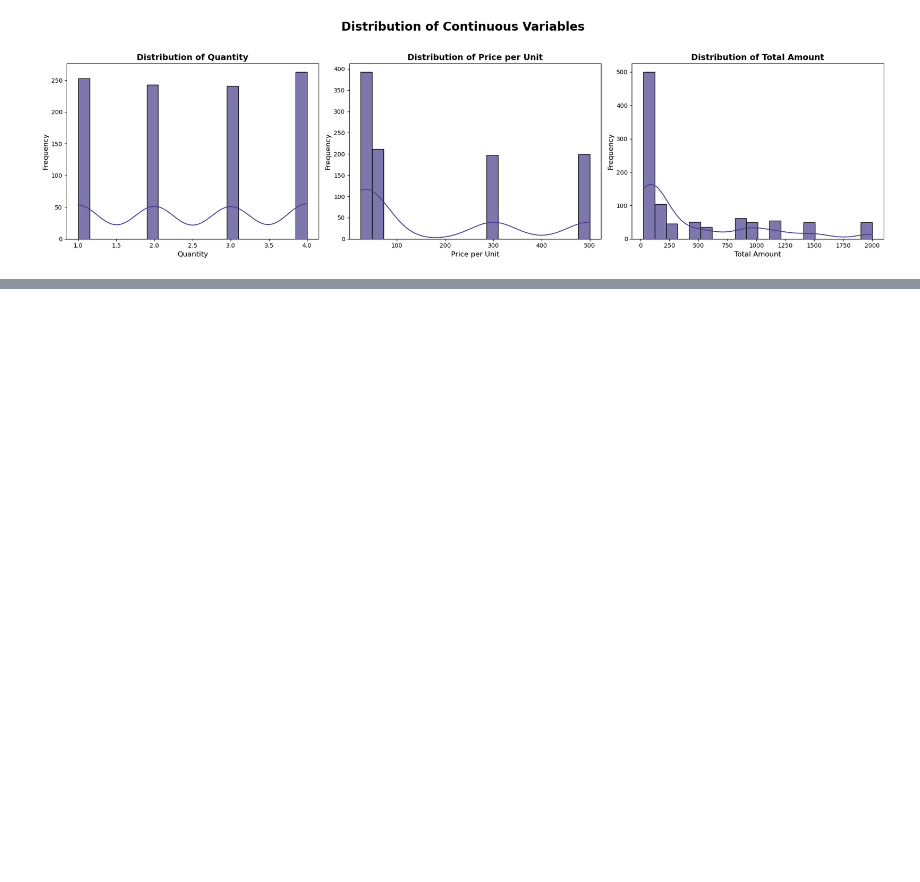
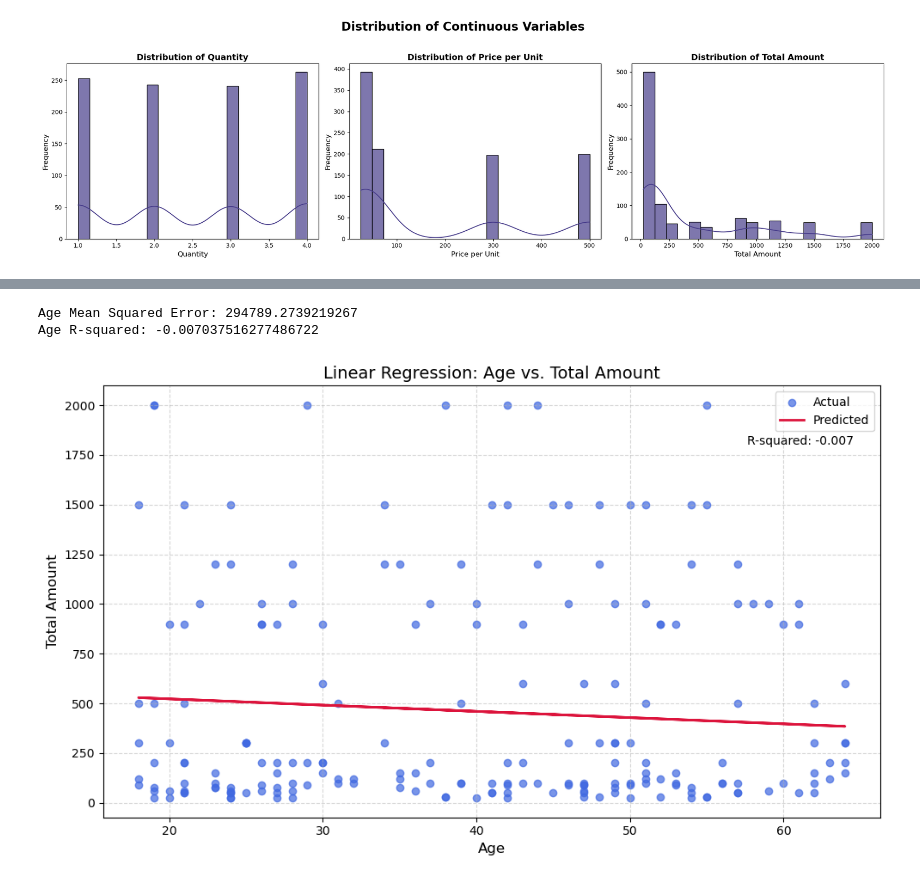
Before and after one commit to AbrahimSA/Retail_Sales, a Jupyter notebook: 1_EDA.ipynb, the cells around one changed output, grey strips where cells are left out. Saved outputs shown, nothing was run; the diff lists cells and outputs as text; code cells hidden in the pictures; blank space fills up the shorter version.

```diff
--- a/1_EDA.ipynb
+++ b/1_EDA.ipynb
@@ -633,0 +752,61 @@ plt.show()
+# %%
+from sklearn.model_selection import train_test_split
+from sklearn.linear_model import LinearRegression
+from sklearn.metrics import mean_squared_error, r2_score
+
+X_age = df[['Age']]
+y_age = df['Total Amount']
+X_train_age, X_test_age, y_train_age, y_test_age = train_test_split(
+    X_age, y_age, test_size=0.2, random_state=42
+)
+model_age = LinearRegression()
+model_age.fit(X_train_age, y_train_age)
+y_pred_age = model_age.predict(X_test_age)
+mse_age = mean_squared_error(y_test_age, y_pred_age)
+r2_age = r2_score(y_test_age, y_pred_age)
+print(f"Age Mean Squared Error: {mse_age}")  # the performance of linear regression model in predicting 'Total Amount' based on 'Age'
+print(f"Age R-squared: {r2_age}") # the linear relationship (or lack thereof) between Age and Total Amount
+
+plt.figure(figsize=(10, 6))  # Adjust figure size for better proportions
+
+# Scatter plot for actual values
+plt.scatter(
+    X_test_age['Age'], y_test_age, label="Actual", alpha=0.7, color='royalblue'
+)  # Added color and transparency
+
+# Plot the regression line
+plt.plot(
+    X_test_age['Age'],
+    y_pred_age,
+    color='crimson',
+    label="Predicted",
+    linewidth=2,
+)  # Changed line color and thickness
+
+plt.xlabel("Age", fontsize=12)  # Increased font size for labels
+plt.ylabel("Total Amount", fontsize=12)
+plt.title("Linear Regression: Age vs. Total Amount", fontsize=14)  # Increased title font size
+
+plt.xticks(fontsize=10)  # Increased font size for ticks
+plt.yticks(fontsize=10)
+
+plt.legend(fontsize=10)  # Increased legend font size
+
+plt.grid(
+    True, linestyle='--', alpha=0.5
+)  # Added grid for easier reading, adjusted style
+
+# Add text annotation for R-squared
+plt.text(
+    X_test_age['Age'].max() * 0.9,  # X position (near right side)
+    y_test_age.max() * 0.9,  # Y position (near top)
+    f"R-squared: {r2_age:.3f}",  # Formatted R-squared value
+    fontsize=10,
+)
+
+plt.tight_layout()  # Adjust layout to prevent labels from overlapping
+plt.show()
+# %% [output]
+Age Mean Squared Error: 294789.2739219267
+Age R-squared: -0.007037516277486722
+[figure, added]
```
Also changed, not shown: parts of 33 cells of this notebook, 3 other files.
